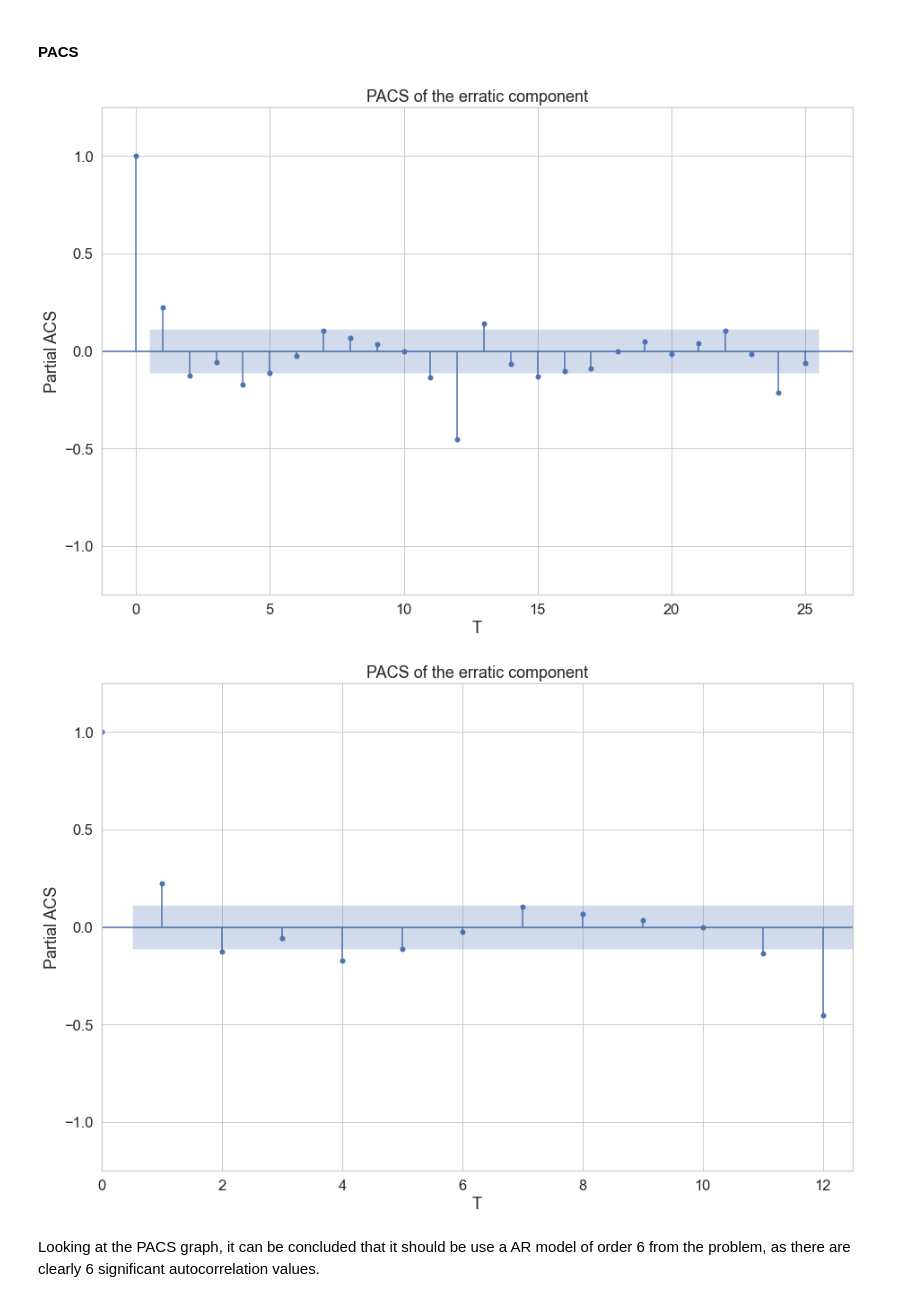
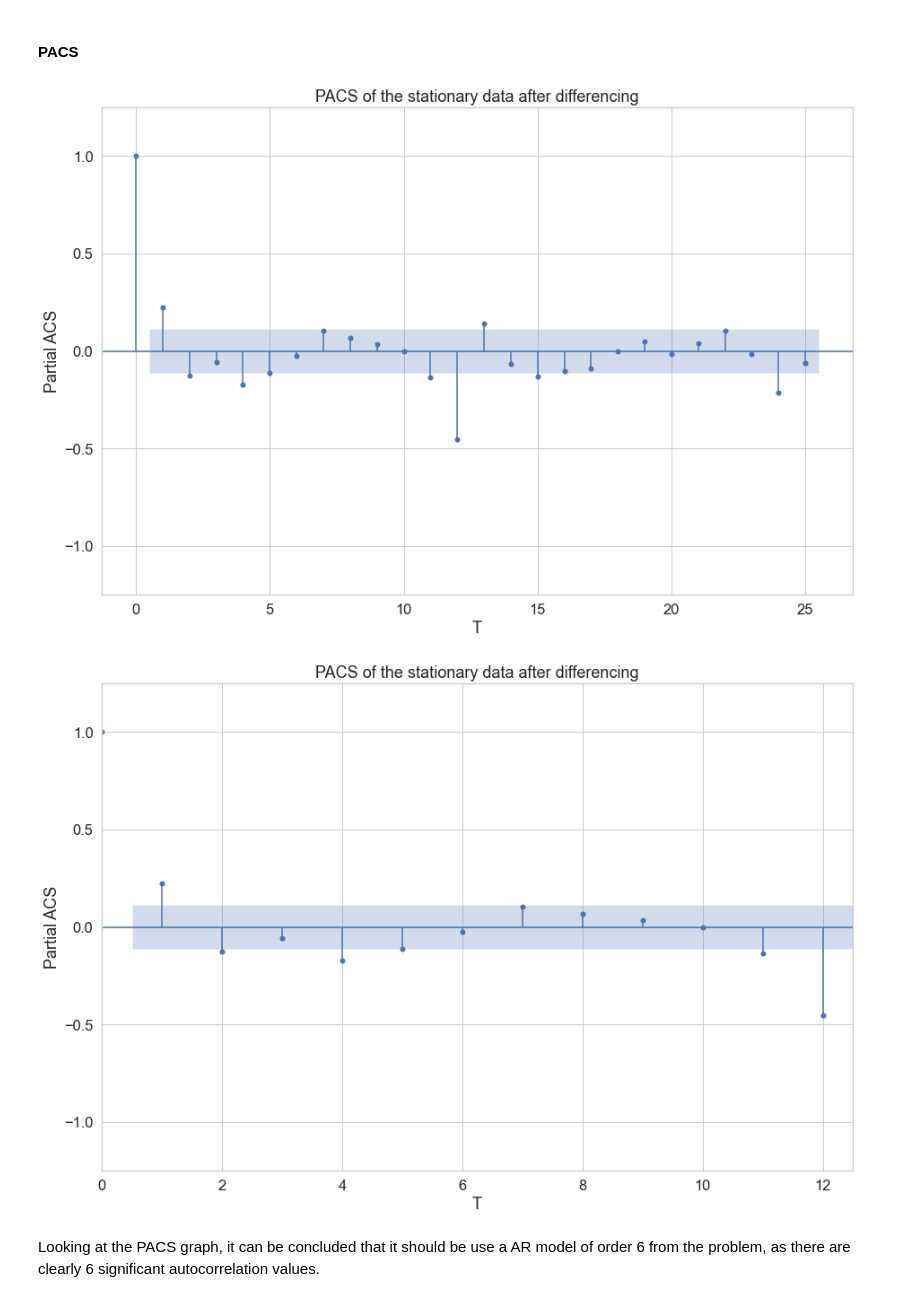
Before and after one commit to PugtgYosuky/Norwegian-CPI-forecast, a Jupyter notebook: ts-models.ipynb, the cells around one changed output. Cells and saved outputs as stored; diff of their text form; code cells hidden in the pictures.

```diff
--- a/ts-models.ipynb
+++ b/ts-models.ipynb
@@ -244,14 +245,14 @@ Looking at the ACS for the first 12 lags (period=12), there are 2 significant va
 # %%
 fog, ax = plt.subplots(1, figsize=(15, 10))
 plot_pacf(stationary_ts_train, alpha=0.05, ax=ax)
 ax.set_ylim([-1.25, 1.25])
 plt.xlabel('T')
 plt.ylabel('Partial ACS')
-plt.title('PACS of the erratic component')
-plt.savefig(os.path.join('images', 'pacs_plot.png'))
+plt.title('PACS of the stationary data after differencing')
+plt.savefig(os.path.join('images', 'pacs_stationary_data_diff.png'))
 plt.show()
 # %% [output]
-[figure, old version]
+[figure, new version]
 # %%
 fog, ax = plt.subplots(1, figsize=(15, 10))
 plot_pacf(stationary_ts_train, alpha=0.05, ax=ax)
@@ -259,11 +260,11 @@ ax.set_ylim([-1.25, 1.25])
 ax.set_xlim([0, 12.5])
 plt.xlabel('T')
 plt.ylabel('Partial ACS')
-plt.title('PACS of the erratic component')
-plt.savefig(os.path.join('images', 'pacs_plot.png'))
+plt.title('PACS of the stationary data after differencing')
+plt.savefig(os.path.join('images', 'pacs_until_lag_12.png'))
 plt.show()
 # %% [output]
-[figure, old version]
+[figure, new version]
 # %% [markdown]
 Looking at the PACS graph, it can be concluded that it should be use a AR model of order 6 from the problem, as there are clearly 6 significant autocorrelation values.
 # %%
```
Also changed, not shown: parts of 75 cells of this notebook.
